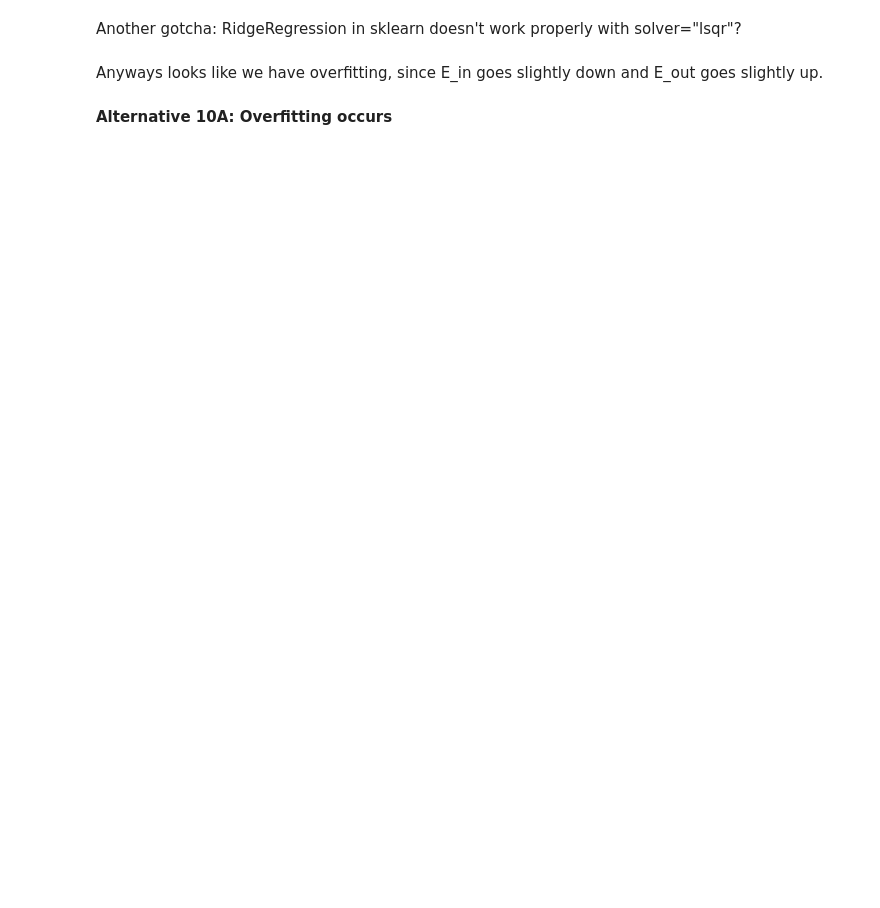
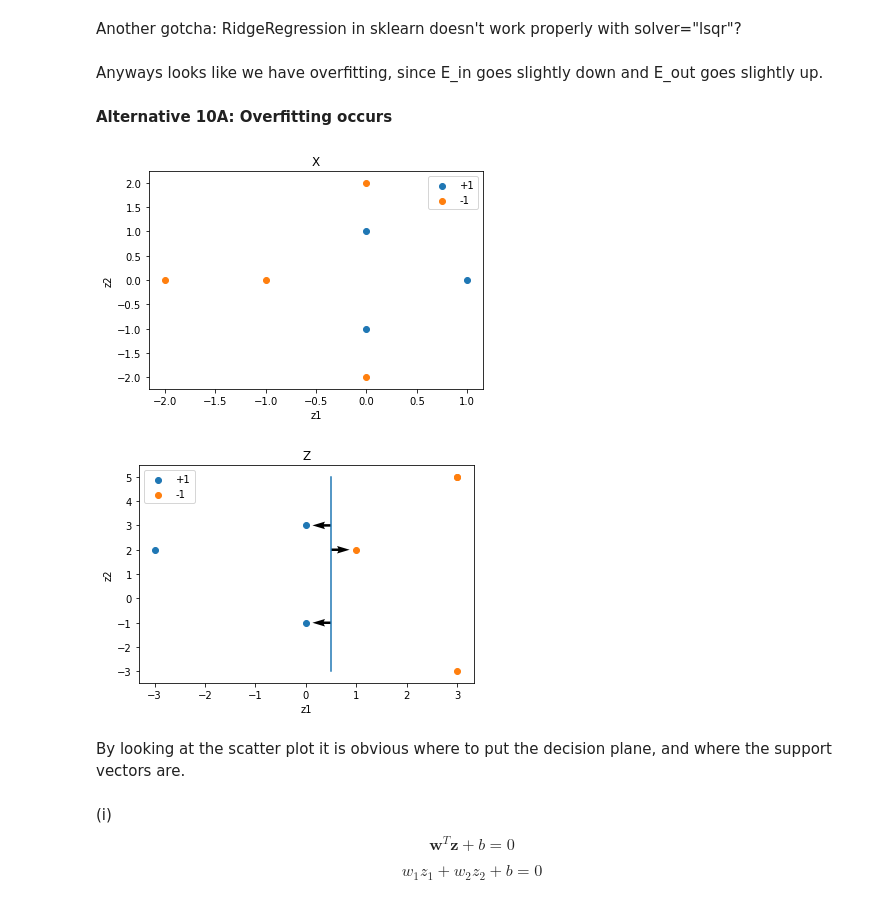
Before and after one commit to roessland/learning-from-data, a Jupyter notebook: homework-final/lfd-final.ipynb, the cells around one changed output. Cells and saved outputs as stored; diff of their text form; code cells hidden in the pictures; blank space fills up the shorter version.

```diff
--- a/homework-final/lfd-final.ipynb
+++ b/homework-final/lfd-final.ipynb
@@ -364,3 +428,55 @@ Another gotcha: RidgeRegression in sklearn doesn't work properly with solver="ls
 Anyways looks like we have overfitting, since E_in goes slightly down and E_out goes slightly up.
 # %% [markdown]
 **Alternative 10A: Overfitting occurs**
+# %%
+X = np.array([
+    [1,1,0],
+    [1,0,1],
+    [1,0,-1],
+    [1,-1,0],
+    [1,0,2],
+    [1,0,-2],
+    [1,-2,0],
+])
+
+y = np.array([-1, -1, -1, +1, +1, +1, +1])
+
+def phi(X):
+    Z = np.zeros((X.shape[0], 3))
+    Z[:,0] = 1
+    Z[:,1] = X[:,2]**2 - 2*X[:,1] - 1
+    Z[:,2] = X[:,1]**2 - 2*X[:,2] + 1
+    return Z
+
+def plot(X, y):
+    above = np.where(y > 0)
+    below = np.where(y < 0)
+    plt.scatter(X[below,1], X[below,2])
+    plt.scatter(X[above,1], X[above,2])
+    plt.legend(["+1", "-1"])
+    plt.xlabel("z1")
+    plt.ylabel("z2")
+
+plt.title("X")
+plot(X, y)
+plt.show()
+
+Z = phi(X)
+
+plt.title("Z")
+plot(Z, y)
+# Draw decision boundary and support vectors
+plt.plot([0.5, 0.5], [-3, 5])
+svec_UV = np.array([[-0.5, 0], [0.5, 0], [-0.5, 0]])
+svec_XY = np.array([[0.5, 3], [0.5, 2], [0.5, -1]])
+plt.quiver(svec_XY[:,0], svec_XY[:,1], svec_UV[:,0], svec_UV[:,1])
+plt.show()
+# %% [output]
+[figure, added]
+[figure, added]
+# %% [markdown]
+By looking at the scatter plot it is obvious where to put the decision plane, and where the support vectors are.
+# %% [markdown]
+(i) $$ \mathbf w^T \mathbf z + b = 0 $$
+
+ $$ w_1 z_1 + w_2 z_2 + b = 0 $$
```
Also changed, not shown: parts of 53 cells of this notebook.
